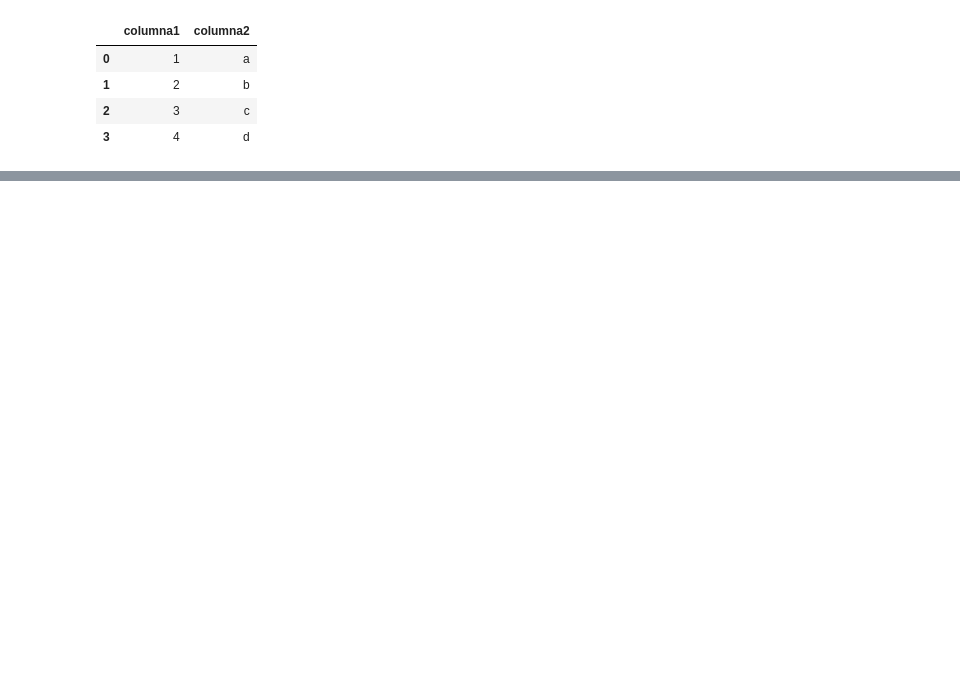
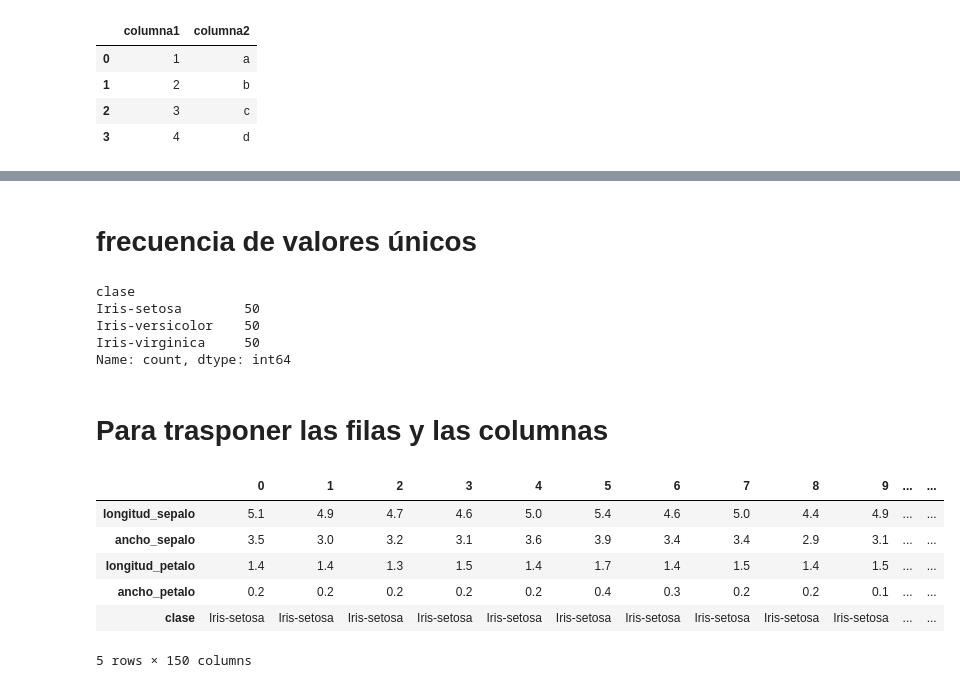
Before and after one commit to ElfenCamii/curso-python, a Jupyter notebook: 05_data/dataframes.ipynb, the cells around one changed output, grey strips where cells are left out. Cells and saved outputs as stored; diff of their text form; code cells hidden in the pictures; blank space fills up the shorter version.

```diff
--- a/05_data/dataframes.ipynb
+++ b/05_data/dataframes.ipynb
@@ -12,0 +19,2 @@ df
+# %%
+df = pd.read_csv('../data_raw/iris/iris.data', header=None)
@@ -12,0 +42,2 @@ df
+# %%
+nombres = ['longitud_sepalo', 'ancho_sepalo', 'longitud_petalo', 'ancho_petalo', 'clase']
@@ -12,0 +48,2 @@ df
+# %%
+df.columns = nombres
@@ -12,0 +93,22 @@ df
+# %% [markdown]
+# frecuencia de valores únicos
+# %%
+df['clase'].value_counts()
+# %% [output]
+clase
+Iris-setosa        50
+Iris-versicolor    50
+Iris-virginica     50
+Name: count, dtype: int64
+# %% [markdown]
+# Para trasponer las filas y las columnas
+# %%
+df.T
+# %% [output]
+|  | 0 | 1 | 2 | 3 | 4 | 5 | 6 | 7 | 8 | 9 | ... | ... |
+| longitud_sepalo | 5.1 | 4.9 | 4.7 | 4.6 | 5.0 | 5.4 | 4.6 | 5.0 | 4.4 | 4.9 | ... | ... |
+| ancho_sepalo | 3.5 | 3.0 | 3.2 | 3.1 | 3.6 | 3.9 | 3.4 | 3.4 | 2.9 | 3.1 | ... | ... |
+| longitud_petalo | 1.4 | 1.4 | 1.3 | 1.5 | 1.4 | 1.7 | 1.4 | 1.5 | 1.4 | 1.5 | ... | ... |
+| ancho_petalo | 0.2 | 0.2 | 0.2 | 0.2 | 0.2 | 0.4 | 0.3 | 0.2 | 0.2 | 0.1 | ... | ... |
+| clase | Iris-setosa | Iris-setosa | Iris-setosa | Iris-setosa | Iris-setosa | Iris-setosa | Iris-setosa | Iris-setosa | Iris-setosa | Iris-setosa | ... | ... |
+5 rows × 150 columns
```
Also changed, not shown: parts of 30 cells of this notebook, 1 other file.
